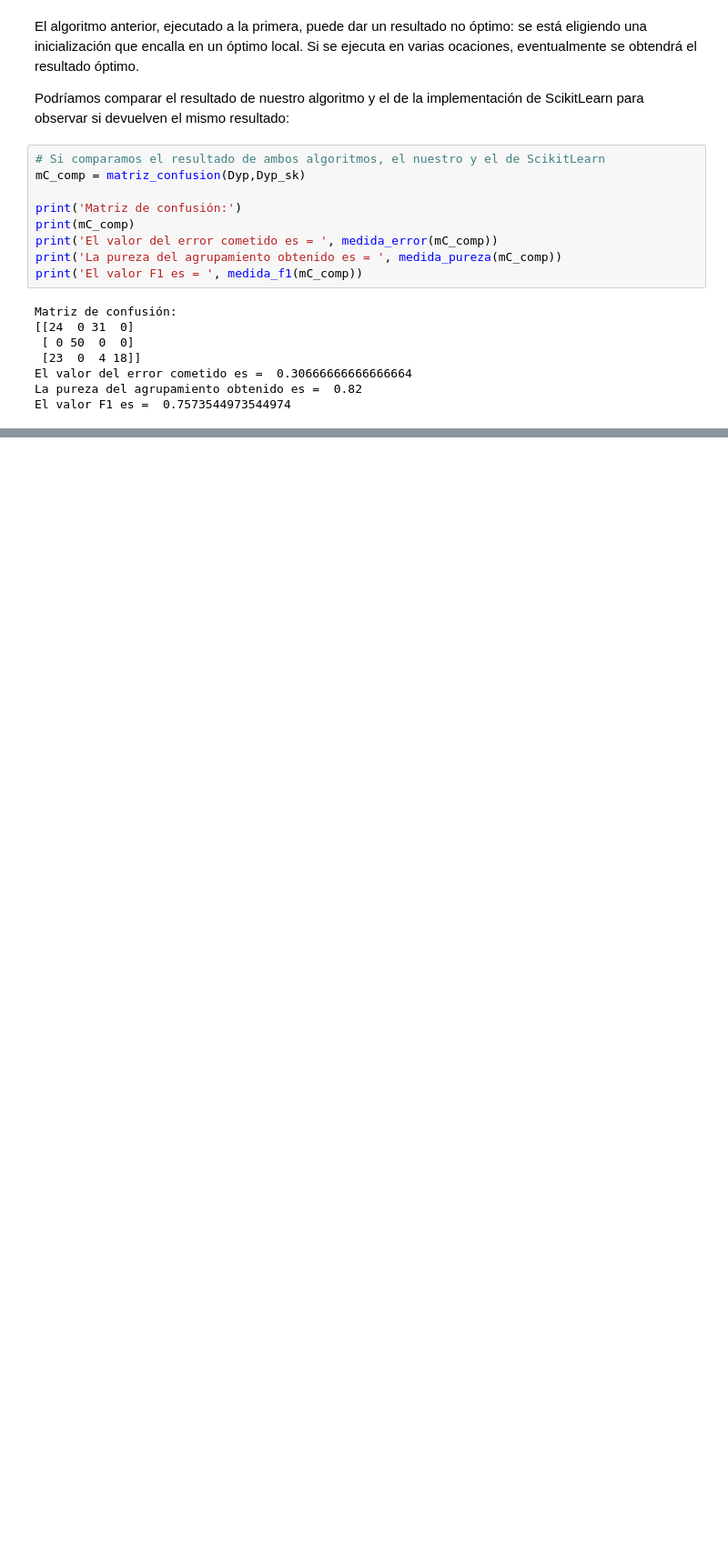
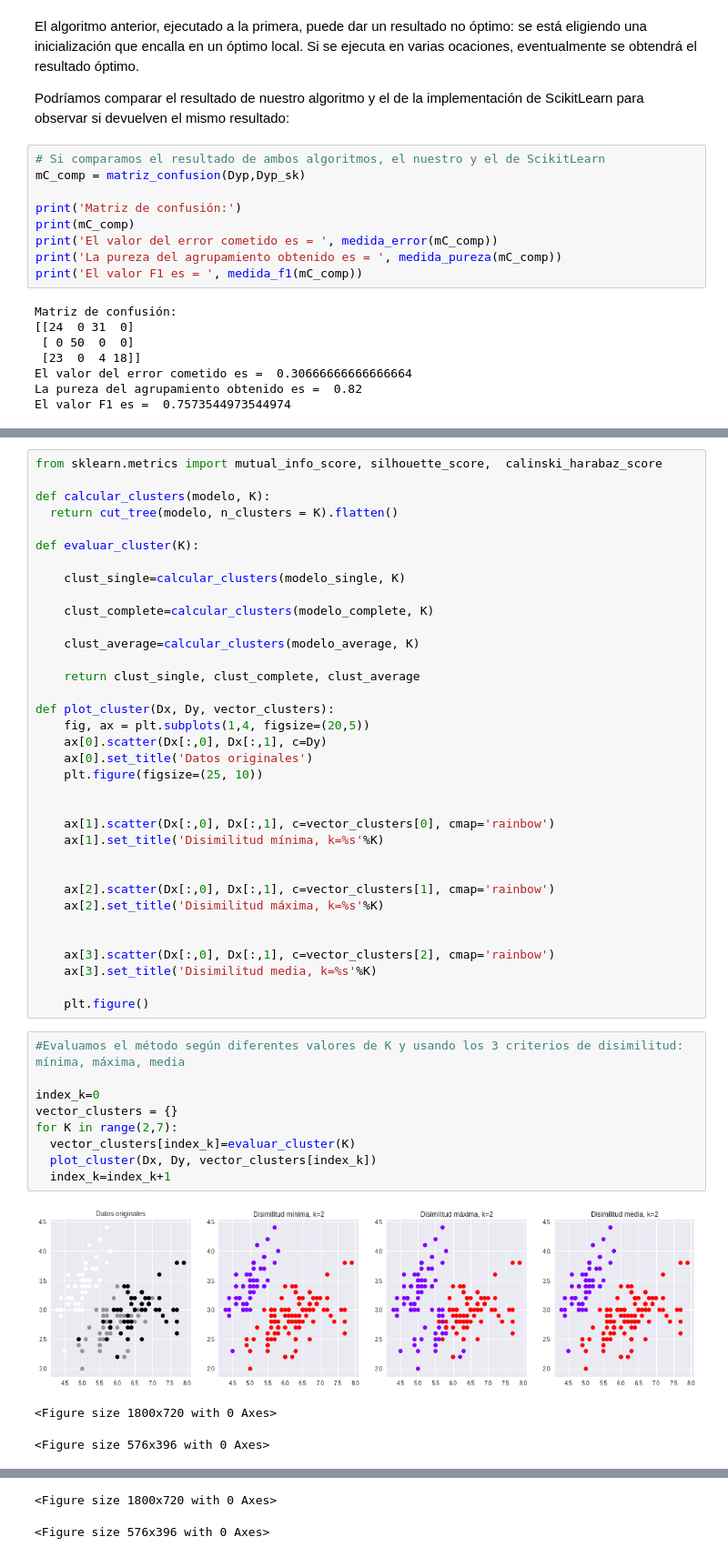
Before and after one commit to CarmenRaposo/06MAIR-Aprendizaje-No-Supervisado-Trabajo-Final, a Jupyter notebook: Trabajo Final/Trabajo_Final-agrupado.ipynb, the cells around one changed output, grey strips where cells are left out. Shown at 91% size. Drawn from its saved outputs; the diff is of its cells as text; blank space fills up the shorter version.

```diff
--- a/Trabajo Final/Trabajo_Final-agrupado.ipynb
+++ b/Trabajo Final/Trabajo_Final-agrupado.ipynb
@@ -524,0 +594,48 @@ El valor F1 es =  0.7573544973544974
+# %%
+from sklearn.metrics import mutual_info_score, silhouette_score,  calinski_harabaz_score
+
+def calcular_clusters(modelo, K):
+  return cut_tree(modelo, n_clusters = K).flatten()
+
+def evaluar_cluster(K):
+
+    clust_single=calcular_clusters(modelo_single, K)
+
+    clust_complete=calcular_clusters(modelo_complete, K)
+
+    clust_average=calcular_clusters(modelo_average, K)
+
+    return clust_single, clust_complete, clust_average
+
+def plot_cluster(Dx, Dy, vector_clusters):
+    fig, ax = plt.subplots(1,4, figsize=(20,5))
+    ax[0].scatter(Dx[:,0], Dx[:,1], c=Dy)
+    ax[0].set_title('Datos originales')
+    plt.figure(figsize=(25, 10))
+
+
+    ax[1].scatter(Dx[:,0], Dx[:,1], c=vector_clusters[0], cmap='rainbow')
+    ax[1].set_title('Disimilitud mínima, k=%s'%K)
+
+
+    ax[2].scatter(Dx[:,0], Dx[:,1], c=vector_clusters[1], cmap='rainbow')
+    ax[2].set_title('Disimilitud máxima, k=%s'%K)
+
+
+    ax[3].scatter(Dx[:,0], Dx[:,1], c=vector_clusters[2], cmap='rainbow')
+    ax[3].set_title('Disimilitud media, k=%s'%K)
+
+    plt.figure()
+# %%
+#Evaluamos el método según diferentes valores de K y usando los 3 criterios de disimilitud: mínima, máxima, media
+
+index_k=0
+vector_clusters = {}
+for K in range(2,7):
+  vector_clusters[index_k]=evaluar_cluster(K)
+  plot_cluster(Dx, Dy, vector_clusters[index_k])
+  index_k=index_k+1
+# %% [output]
+[figure, added]
+<Figure size 1800x720 with 0 Axes>
+<Figure size 576x396 with 0 Axes>
@@ -524,0 +643,2 @@ El valor F1 es =  0.7573544973544974
+<Figure size 1800x720 with 0 Axes>
+<Figure size 576x396 with 0 Axes>
```
Also changed, not shown: parts of 15 cells of this notebook.
